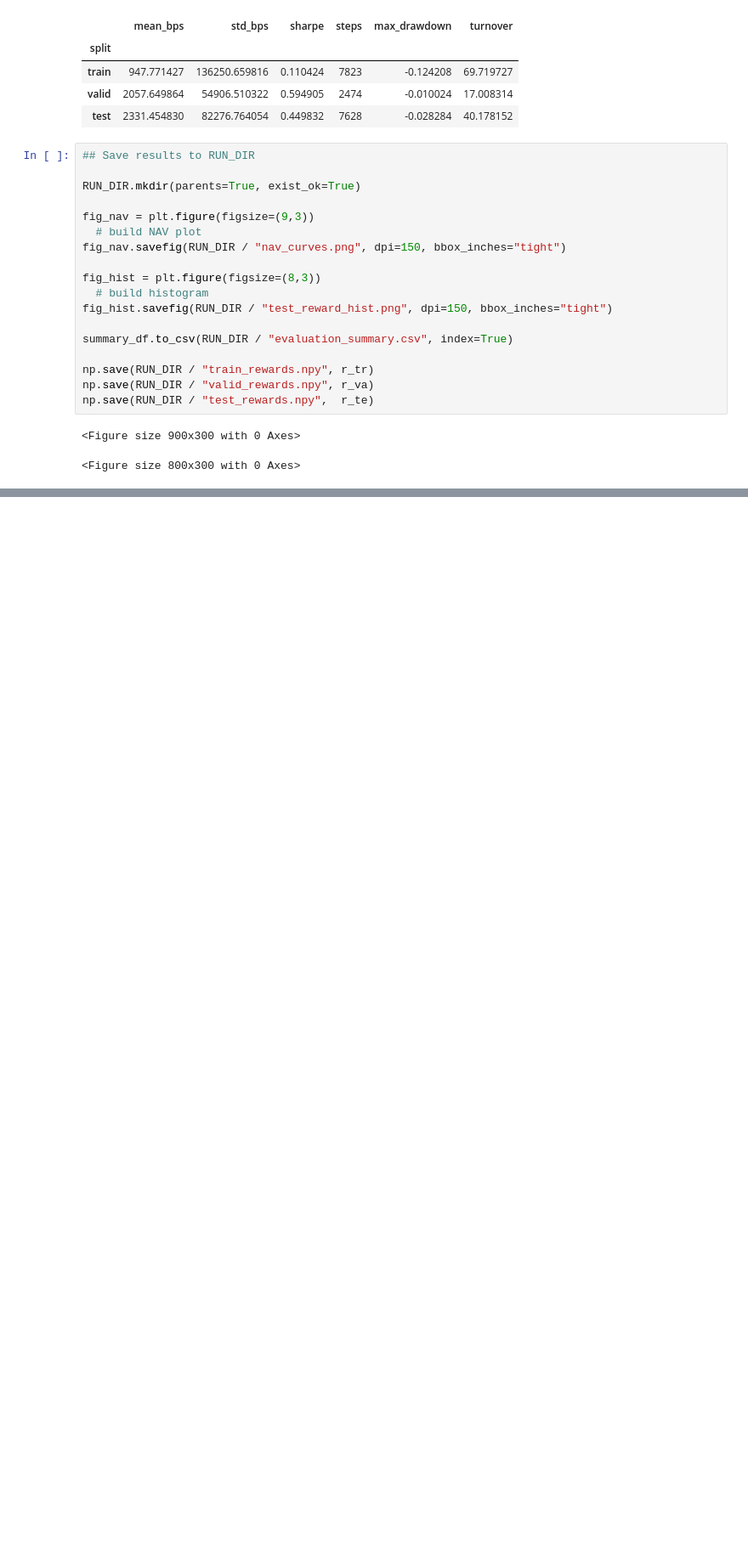
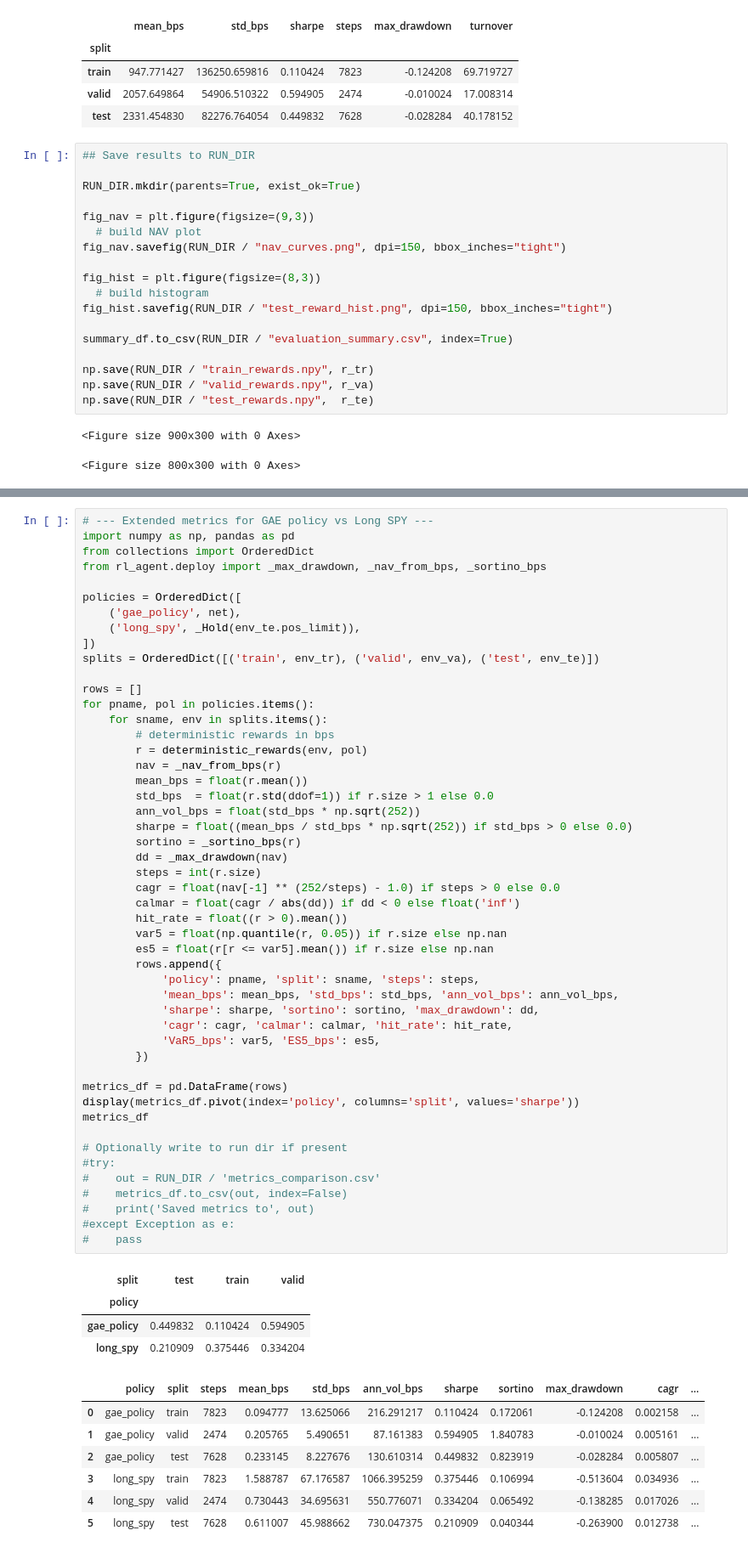
Before and after one commit to li-ruoxi/deep-hedging-rl-forked, a Jupyter notebook: notebooks/04_results.ipynb, the cells around one changed output, grey strips where cells are left out. Shown: that part at 85% size. Saved outputs shown, nothing was run; the diff lists cells and outputs as text; blank space fills up the shorter version.

```diff
--- a/notebooks/04_results.ipynb
+++ b/notebooks/04_results.ipynb
@@ -209,0 +229,61 @@ print("Envs keys:", list(envs_loaded.keys()))
+# %%
+# --- Extended metrics for GAE policy vs Long SPY ---
+import numpy as np, pandas as pd
+from collections import OrderedDict
+from rl_agent.deploy import _max_drawdown, _nav_from_bps, _sortino_bps
+
+policies = OrderedDict([
+    ('gae_policy', net),
+    ('long_spy', _Hold(env_te.pos_limit)),
+])
+splits = OrderedDict([('train', env_tr), ('valid', env_va), ('test', env_te)])
+
+rows = []
+for pname, pol in policies.items():
+    for sname, env in splits.items():
+        # deterministic rewards in bps
+        r = deterministic_rewards(env, pol)
+        nav = _nav_from_bps(r)
+        mean_bps = float(r.mean())
+        std_bps  = float(r.std(ddof=1)) if r.size > 1 else 0.0
+        ann_vol_bps = float(std_bps * np.sqrt(252))
+        sharpe = float((mean_bps / std_bps * np.sqrt(252)) if std_bps > 0 else 0.0)
+        sortino = _sortino_bps(r)
+        dd = _max_drawdown(nav)
+        steps = int(r.size)
+        cagr = float(nav[-1] ** (252/steps) - 1.0) if steps > 0 else 0.0
+        calmar = float(cagr / abs(dd)) if dd < 0 else float('inf')
+        hit_rate = float((r > 0).mean())
+        var5 = float(np.quantile(r, 0.05)) if r.size else np.nan
+        es5 = float(r[r <= var5].mean()) if r.size else np.nan
+        rows.append({
+            'policy': pname, 'split': sname, 'steps': steps,
+            'mean_bps': mean_bps, 'std_bps': std_bps, 'ann_vol_bps': ann_vol_bps,
+            'sharpe': sharpe, 'sortino': sortino, 'max_drawdown': dd,
+            'cagr': cagr, 'calmar': calmar, 'hit_rate': hit_rate,
+            'VaR5_bps': var5, 'ES5_bps': es5,
+        })
+
+metrics_df = pd.DataFrame(rows)
+display(metrics_df.pivot(index='policy', columns='split', values='sharpe'))
+metrics_df
+
+# Optionally write to run dir if present
+#try:
+#    out = RUN_DIR / 'metrics_comparison.csv'
+#    metrics_df.to_csv(out, index=False)
+#    print('Saved metrics to', out)
+#except Exception as e:
+#    pass
+# %% [output]
+| split | test | train | valid |
+| policy |  |  |  |
+| gae_policy | 0.449832 | 0.110424 | 0.594905 |
+| long_spy | 0.210909 | 0.375446 | 0.334204 |
+|  | policy | split | steps | mean_bps | std_bps | ann_vol_bps | sharpe | sortino | max_drawdown | cagr | ... |
+| 0 | gae_policy | train | 7823 | 0.094777 | 13.625066 | 216.291217 | 0.110424 | 0.172061 | -0.124208 | 0.002158 | ... |
+| 1 | gae_policy | valid | 2474 | 0.205765 | 5.490651 | 87.161383 | 0.594905 | 1.840783 | -0.010024 | 0.005161 | ... |
+| 2 | gae_policy | test | 7628 | 0.233145 | 8.227676 | 130.610314 | 0.449832 | 0.823919 | -0.028284 | 0.005807 | ... |
+| 3 | long_spy | train | 7823 | 1.588787 | 67.176587 | 1066.395259 | 0.375446 | 0.106994 | -0.513604 | 0.034936 | ... |
+| 4 | long_spy | valid | 2474 | 0.730443 | 34.695631 | 550.776071 | 0.334204 | 0.065492 | -0.138285 | 0.017026 | ... |
+| 5 | long_spy | test | 7628 | 0.611007 | 45.988662 | 730.047375 | 0.210909 | 0.040344 | -0.263900 | 0.012738 | ... |
```
Also changed, not shown: parts of 13 cells of this notebook, 14 other files.
